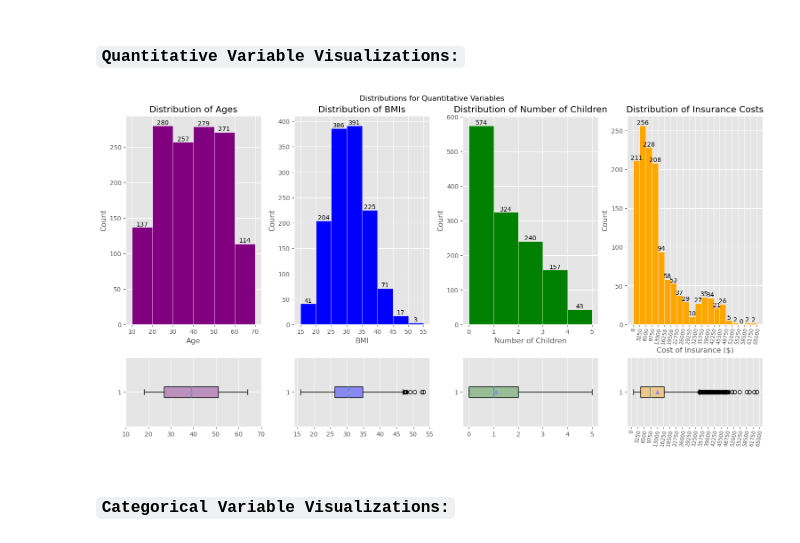
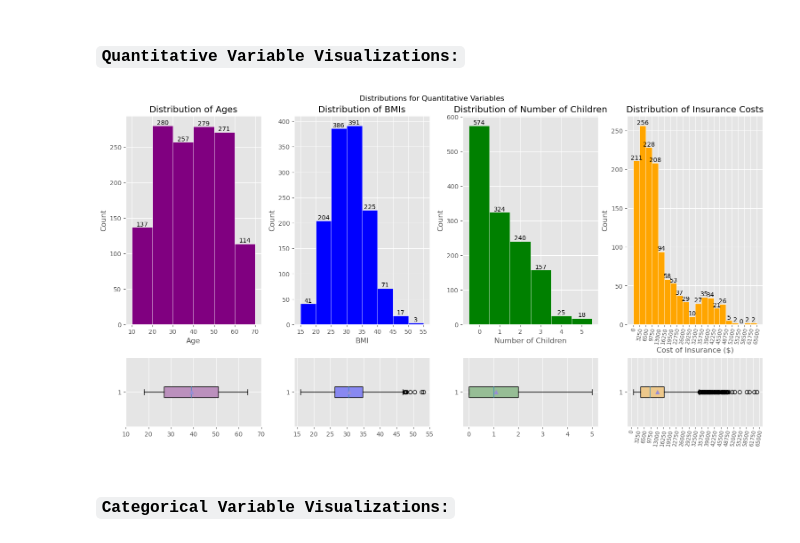
Before and after one commit to chris-hill-1/Medical_Insurance_Cost_Analysis, a Jupyter notebook: medical_insurance_cost_analysis.ipynb, the cells around one changed output. Saved outputs shown, nothing was run; the diff lists cells and outputs as text; code cells hidden in the pictures.

```diff
--- a/medical_insurance_cost_analysis.ipynb
+++ b/medical_insurance_cost_analysis.ipynb
@@ -147,12 +147,12 @@ ax2.bar_label(ax2_bars)
 
 # Graph 3: Histogram of children
 ax3_values, ax3_bins, ax3_bars = ax3.hist(df.children,
-                                          bins=[0,1,2,3,4,5],
+                                          bins= np.arange(7) - 0.5,
                                           color='green',
                                           edgecolor='white')
 ax3.set_title('Distribution of Number of Children')
 ax3.set_xlabel('Number of Children')
-ax3.set_xticks(ax3_bins)
+ax3.set_xticks(range(6))
 ax3.set_ylabel('Count')
 ax3.bar_label(ax3_bars)
 
@@ -188,35 +188,35 @@ ax6.boxplot(df.bmi,
             showmeans=True,
             showcaps=True,
             patch_artist = True,
             boxprops = dict(facecolor = '#8888F1'))
 ax6.set_xticks(ax2_bins)
 
 
 # Graph 7: Box plot of children
 ax7.boxplot(df.children,
             vert=False,
             showmeans=True,
             showcaps=True,
             patch_artist = True,
             boxprops = dict(facecolor = '#96BD95'))
-ax7.set_xticks(ax3_bins)
+ax7.set_xticks(range(6))
 
 # Graph 8: Box plot of charges
 ax8.boxplot(df.charges,
             vert=False,
             showmeans=True,
             showcaps=True,
             patch_artist = True,
             boxprops = dict(facecolor = '#EDC88B'))
 ax8.set_xticks(ax4_bins)
 ax8.tick_params(axis='x',
                 labelrotation=80,
                 labelsize='small',
                 pad=1)
 
 plt.show()
 # %% [output]
-[figure, old version]
+[figure, new version]
 # %% [markdown]
 ### `Categorical Variable Visualizations:`
 # %%
```
Also changed, not shown: parts of 5 cells of this notebook.
